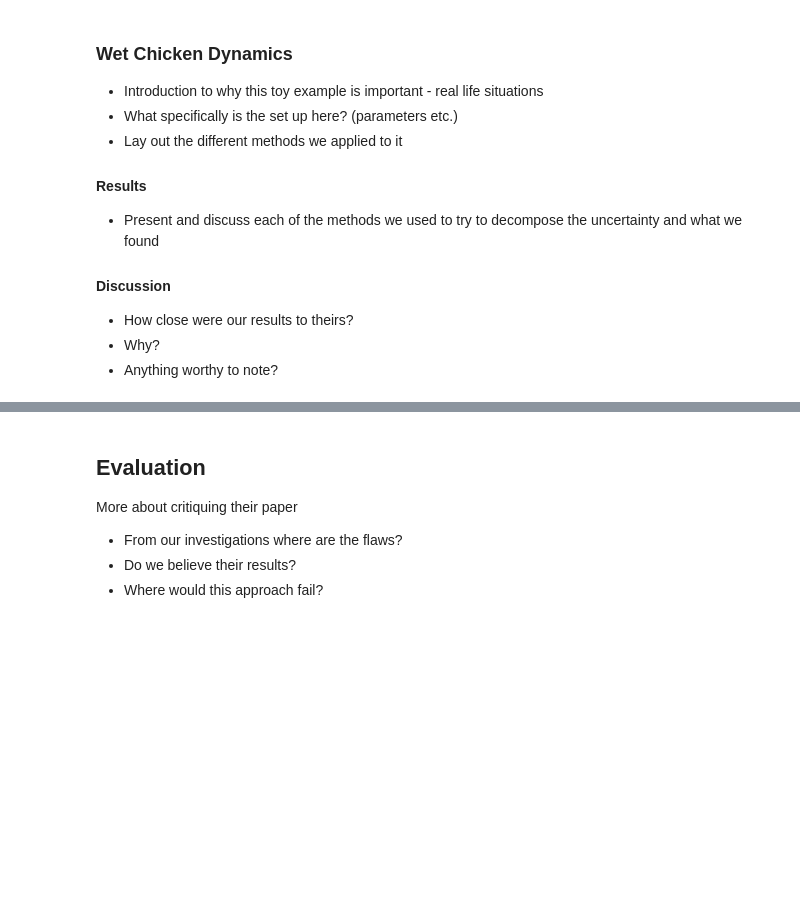
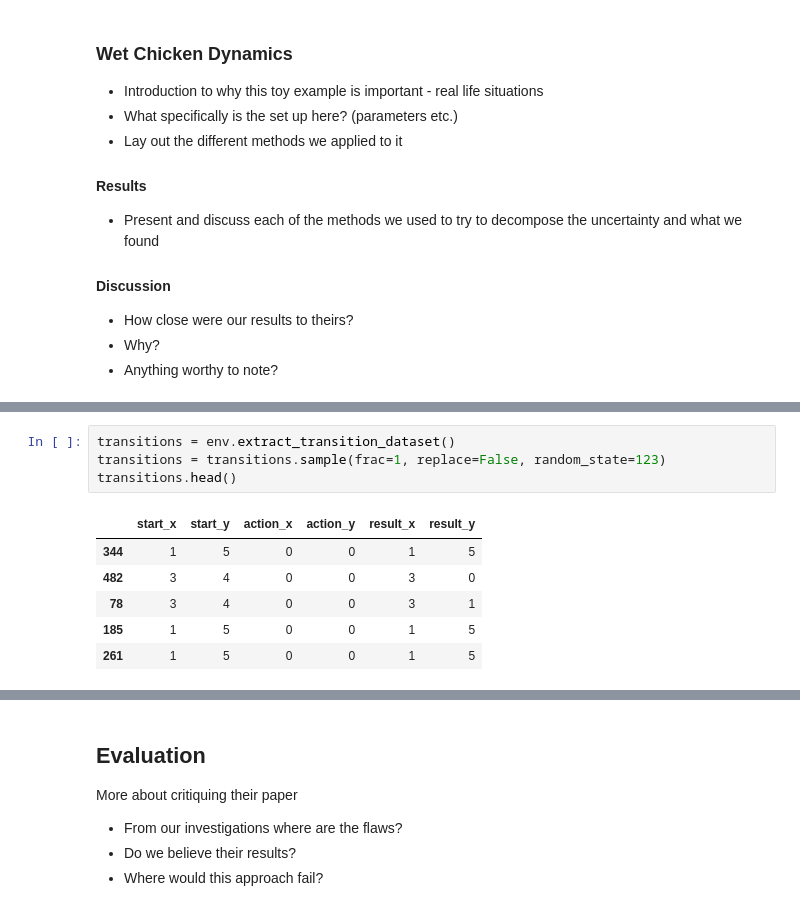
Before and after one commit to 2020fa-207-final-project/decomposition-of-uncertainty, a Jupyter notebook: decomposition_of_uncertainty_report.ipynb, the cells around one changed output, grey strips where cells are left out. Saved outputs shown, nothing was run; the diff lists cells and outputs as text; blank space fills up the shorter version.

```diff
--- a/decomposition_of_uncertainty_report.ipynb
+++ b/decomposition_of_uncertainty_report.ipynb
@@ -429,0 +567,11 @@ Summarise the previous section in terms of what we found
+# %%
+transitions = env.extract_transition_dataset()
+transitions = transitions.sample(frac=1, replace=False, random_state=123)
+transitions.head()
+# %% [output]
+|  | start_x | start_y | action_x | action_y | result_x | result_y |
+| 344 | 1 | 5 | 0 | 0 | 1 | 5 |
+| 482 | 3 | 4 | 0 | 0 | 3 | 0 |
+| 78 | 3 | 4 | 0 | 0 | 3 | 1 |
+| 185 | 1 | 5 | 0 | 0 | 1 | 5 |
+| 261 | 1 | 5 | 0 | 0 | 1 | 5 |
```
Also changed, not shown: parts of 37 cells of this notebook.
